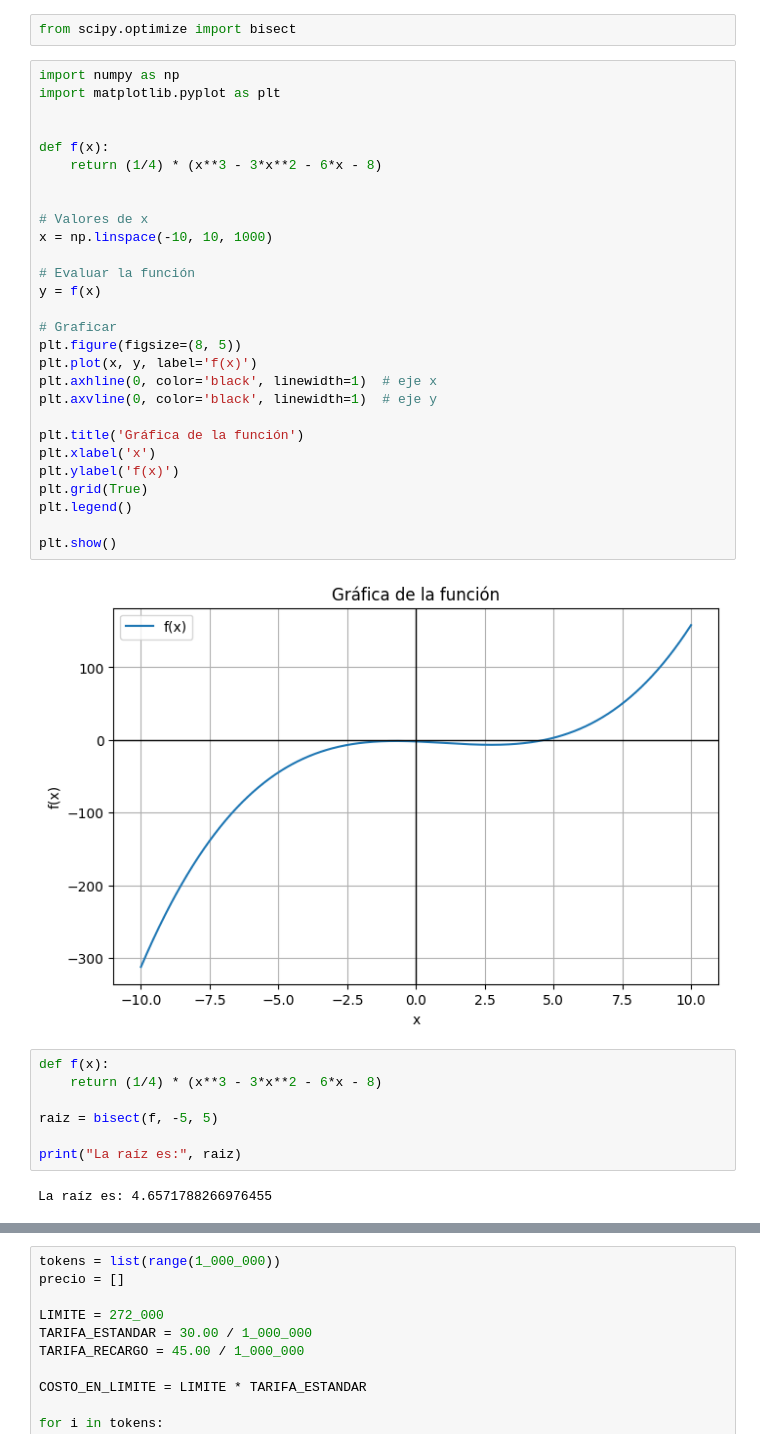
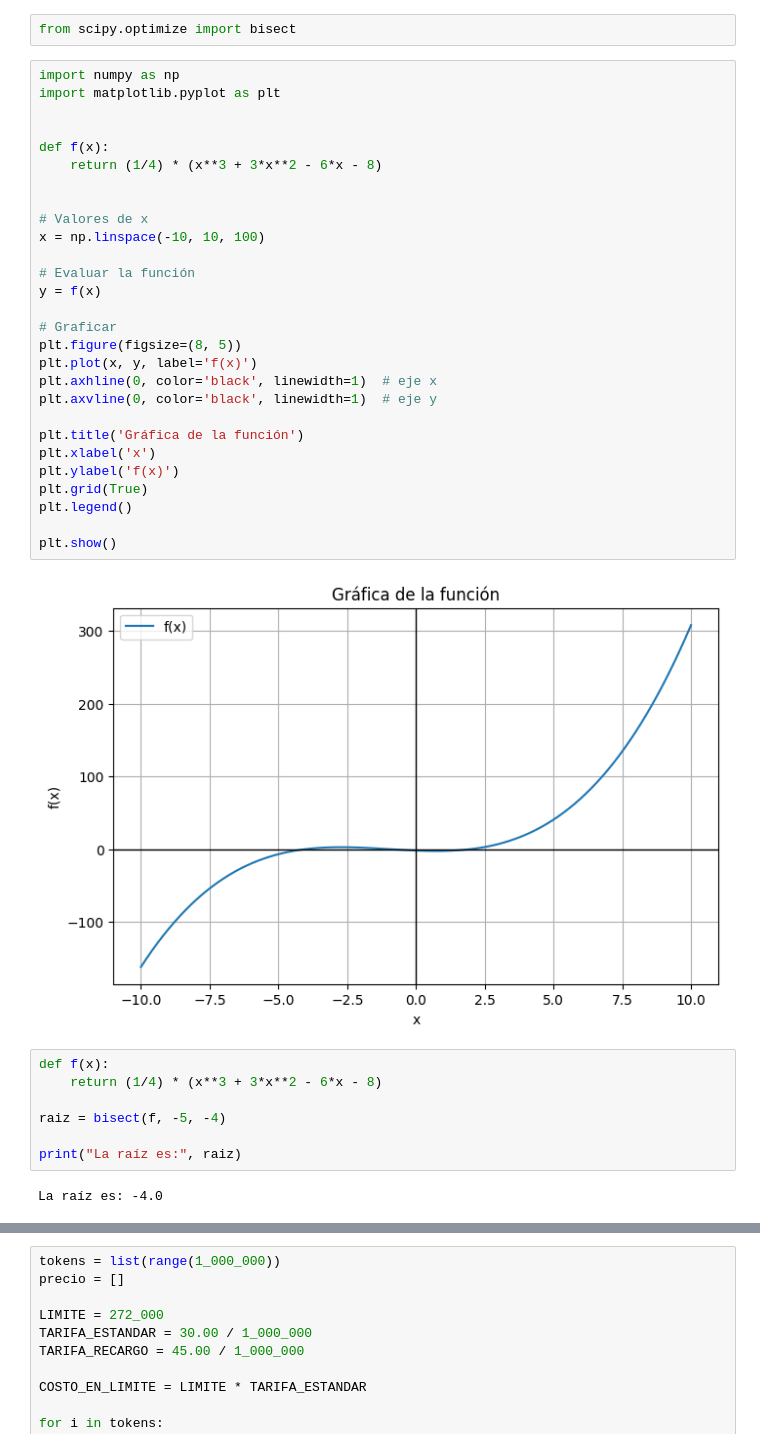
Before and after one commit to Pulga2104/Taller-1-Calculo-de-Raices, a Jupyter notebook: Calvopina M. Josue Taller 01 pseudocódigo y algoritmos.ipynb, the cells around one changed output, grey strips where cells are left out. Cells and saved outputs as stored; diff of their text form.

```diff
--- a/Calvopina M. Josue Taller 01 pseudocódigo y algoritmos.ipynb
+++ b/Calvopina M. Josue Taller 01 pseudocódigo y algoritmos.ipynb
@@ -22,41 +22,41 @@ from scipy.optimize import bisect
 # %%
 import numpy as np
 import matplotlib.pyplot as plt
 
 
 def f(x):
-    return (1/4) * (x**3 - 3*x**2 - 6*x - 8)
+    return (1/4) * (x**3 + 3*x**2 - 6*x - 8)
 
 
 # Valores de x
-x = np.linspace(-10, 10, 1000)
+x = np.linspace(-10, 10, 100)
 
 # Evaluar la función
 y = f(x)
 
 # Graficar
 plt.figure(figsize=(8, 5))
 plt.plot(x, y, label='f(x)')
 plt.axhline(0, color='black', linewidth=1)  # eje x
 plt.axvline(0, color='black', linewidth=1)  # eje y
 
 plt.title('Gráfica de la función')
 plt.xlabel('x')
 plt.ylabel('f(x)')
 plt.grid(True)
 plt.legend()
 
 plt.show()
 # %% [output]
-[figure, old version]
+[figure, new version]
 # %%
 def f(x):
-    return (1/4) * (x**3 - 3*x**2 - 6*x - 8)
+    return (1/4) * (x**3 + 3*x**2 - 6*x - 8)
 
-raiz = bisect(f, -5, 5)
+raiz = bisect(f, -5, -4)
 
 print("La raíz es:", raiz)
 # %% [output]
-La raíz es: 4.6571788266976455
+La raíz es: -4.0
 # %%
 def f(x):
```
Also changed, not shown: parts of 2 cells of this notebook.
